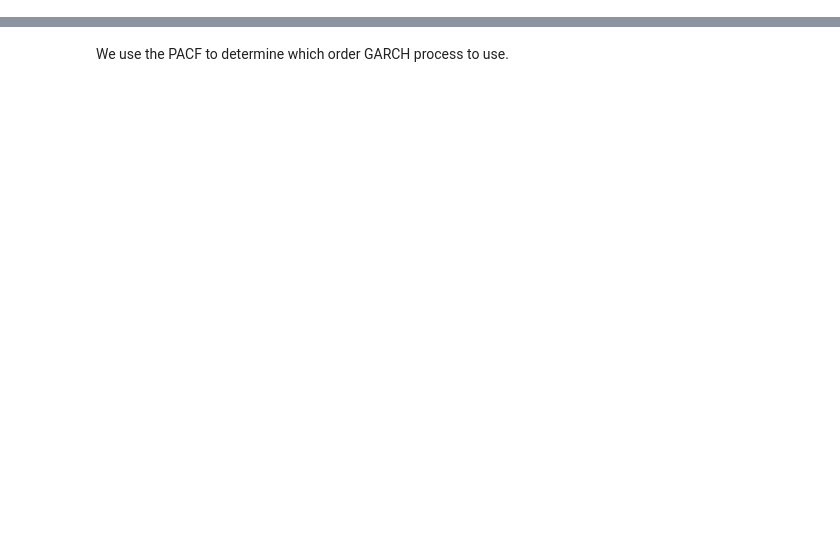
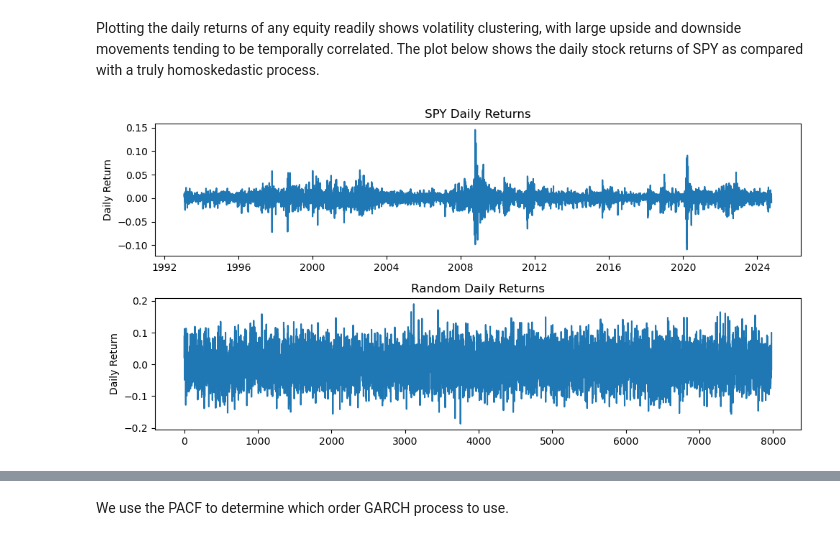
Before and after one commit to tomjwells/QuantConcepts, a Jupyter notebook: 2. Timeseries/3. ARCH & GARCH.ipynb, the cells around one changed output, grey strips where cells are left out. Saved outputs shown, nothing was run; the diff lists cells and outputs as text; code cells hidden in the pictures; blank space fills up the shorter version.

```diff
--- a/2. Timeseries/3. ARCH & GARCH.ipynb
+++ b/2. Timeseries/3. ARCH & GARCH.ipynb
@@ -1 +7,33 @@
+# %% [markdown]
+Plotting the daily returns of any equity readily shows volatility clustering, with large upside and downside movements tending to be temporally correlated. The plot below shows the daily stock returns of SPY as compared with a truly homoskedastic process.
+# %%
+import yfinance as yf
+import matplotlib.pyplot as plt
+
+# Fetch the data
+stock = yf.Ticker("SPY")
+data = stock.history(period="max")
+
+# Calculate the daily returns
+data['daily_return'] = data['Close'].pct_change()
+
+
+# Include Random Noise as an example that is truly homoskedastic
+import numpy as np
+np.random.seed(0)
+random_returns = np.random.normal(0, 0.05, len(data))
+
+# Plot SPY and Random Returns on a grid with aapl at top and random at bottom
+plt.figure(figsize=(10, 5))
+plt.subplot(2, 1, 1)
+plt.plot(data['daily_return'])
+plt.title('SPY Daily Returns')
+plt.ylabel('Daily Return')
+plt.subplot(2, 1, 2)
+plt.plot(random_returns)
+plt.title('Random Daily Returns')
+plt.ylabel('Daily Return')
+plt.tight_layout()
+# %% [output]
+[figure, added]
 # %% [markdown]
```
Also changed, not shown: parts of 5 cells of this notebook, 15 other files.
